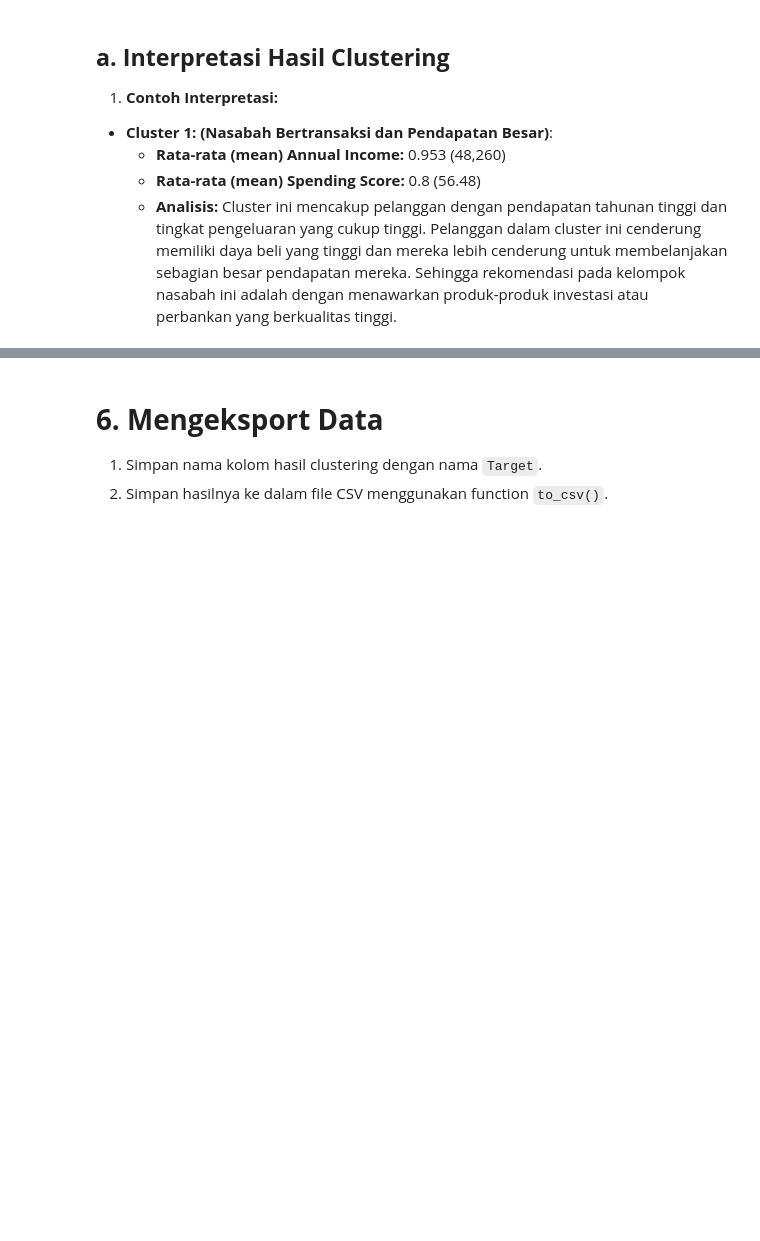
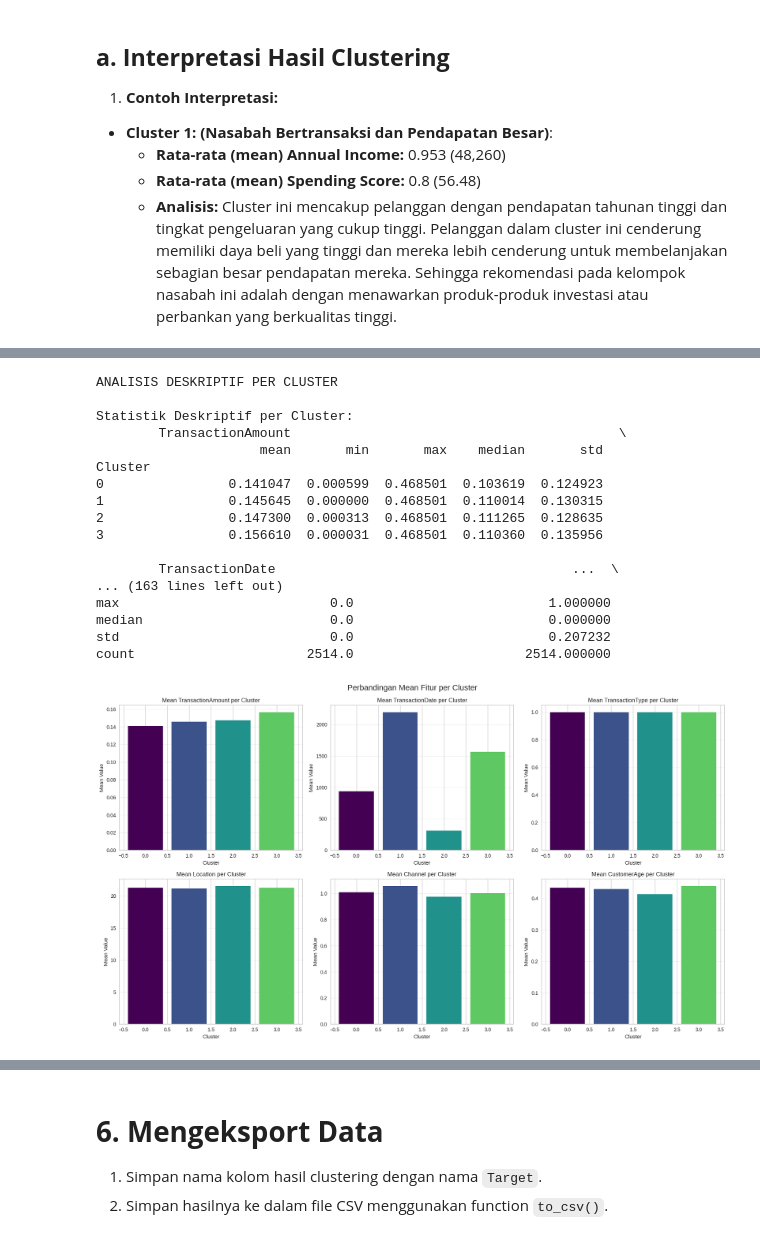
Before and after one commit to amrrmadhn/bmlp-dicoding, a Jupyter notebook: Clustering/[Clustering] Submission Akhir BMLP_Ammar Ramadhan.ipynb, the cells around one changed output, grey strips where cells are left out. Cells and saved outputs as stored; diff of their text form; code cells hidden in the pictures; blank space fills up the shorter version.

```diff
--- a/Clustering/[Clustering] Submission Akhir BMLP_Ammar Ramadhan.ipynb
+++ b/Clustering/[Clustering] Submission Akhir BMLP_Ammar Ramadhan.ipynb
@@ -536,0 +891,79 @@ Jalankan cell code ini untuk menyimpan model kamu.
+# %%
+# Menampilkan analisis deskriptif minimal mean, min dan max untuk fitur numerik.
+# Silakan menambahkan fungsi agregasi lainnya untuk experience lebih baik.
+# pastikan output menghasilkan agregasi dan groupby bersamaan dengan mean, min, dan max.
+
+print("ANALISIS DESKRIPTIF PER CLUSTER\n")
+
+# Gunakan df_scaled yang sudah ada kolom Cluster
+df_analysis = df_scaled.copy()
+
+# Identifikasi kolom numerik (exclude Cluster)
+numeric_cols = df_analysis.select_dtypes(include=['number']).columns.tolist()
+numeric_cols.remove('Cluster')
+
+# Analisis deskriptif dengan groupby per cluster
+print("Statistik Deskriptif per Cluster:")
+cluster_analysis = df_analysis.groupby('Cluster')[numeric_cols].agg(['mean', 'min', 'max', 'median', 'std'])
+print(cluster_analysis)
+
+# Analisis yang lebih readable per fitur
+print("\n\nANALISIS DETAIL PER FITUR NUMERIK\n")
+
+for col in numeric_cols:
+    print(f"\nFitur: {col}")
+
+    summary = df_analysis.groupby('Cluster')[col].agg([
+        ('Mean', 'mean'),
+        ('Median', 'median'),
+        ('Min', 'min'),
+        ('Max', 'max'),
+        ('Std', 'std'),
+        ('Count', 'count')
+    ])
+
+    print(summary)
+
+# Summary statistik keseluruhan
+print("\n\nSUMMARY STATISTIK KESELURUHAN (TANPA GROUPBY)\n")
+overall_stats = df_analysis[numeric_cols].agg(['mean', 'min', 'max', 'median', 'std', 'count'])
+print(overall_stats)
+
+# Visualisasi perbandingan mean per cluster
+import matplotlib.pyplot as plt
+
+fig, axes = plt.subplots(2, 3, figsize=(18, 10))
+axes = axes.flatten()
+
+for idx, col in enumerate(numeric_cols[:6]):
+    cluster_means = df_analysis.groupby('Cluster')[col].mean()
+
+    axes[idx].bar(cluster_means.index, cluster_means.values,
+                  color=plt.cm.viridis(cluster_means.index / len(cluster_means)))
+    axes[idx].set_title(f'Mean {col} per Cluster')
+    axes[idx].set_xlabel('Cluster')
+    axes[idx].set_ylabel('Mean Value')
+    axes[idx].grid(axis='y', alpha=0.3)
+
+plt.tight_layout()
+plt.suptitle('Perbandingan Mean Fitur per Cluster', fontsize=16, y=1.02)
+plt.show()
+# %% [output]
+ANALISIS DESKRIPTIF PER CLUSTER
+
+Statistik Deskriptif per Cluster:
+        TransactionAmount                                          \
+                     mean       min       max    median       std
+Cluster
+0                0.141047  0.000599  0.468501  0.103619  0.124923
+1                0.145645  0.000000  0.468501  0.110014  0.130315
+2                0.147300  0.000313  0.468501  0.111265  0.128635
+3                0.156610  0.000031  0.468501  0.110360  0.135956
+
+        TransactionDate                                      ...  \
+... (163 lines left out)
+max                           0.0                         1.000000
+median                        0.0                         0.000000
+std                           0.0                         0.207232
+count                      2514.0                      2514.000000
+[figure, added]
```
Also changed, not shown: parts of 25 cells of this notebook.
